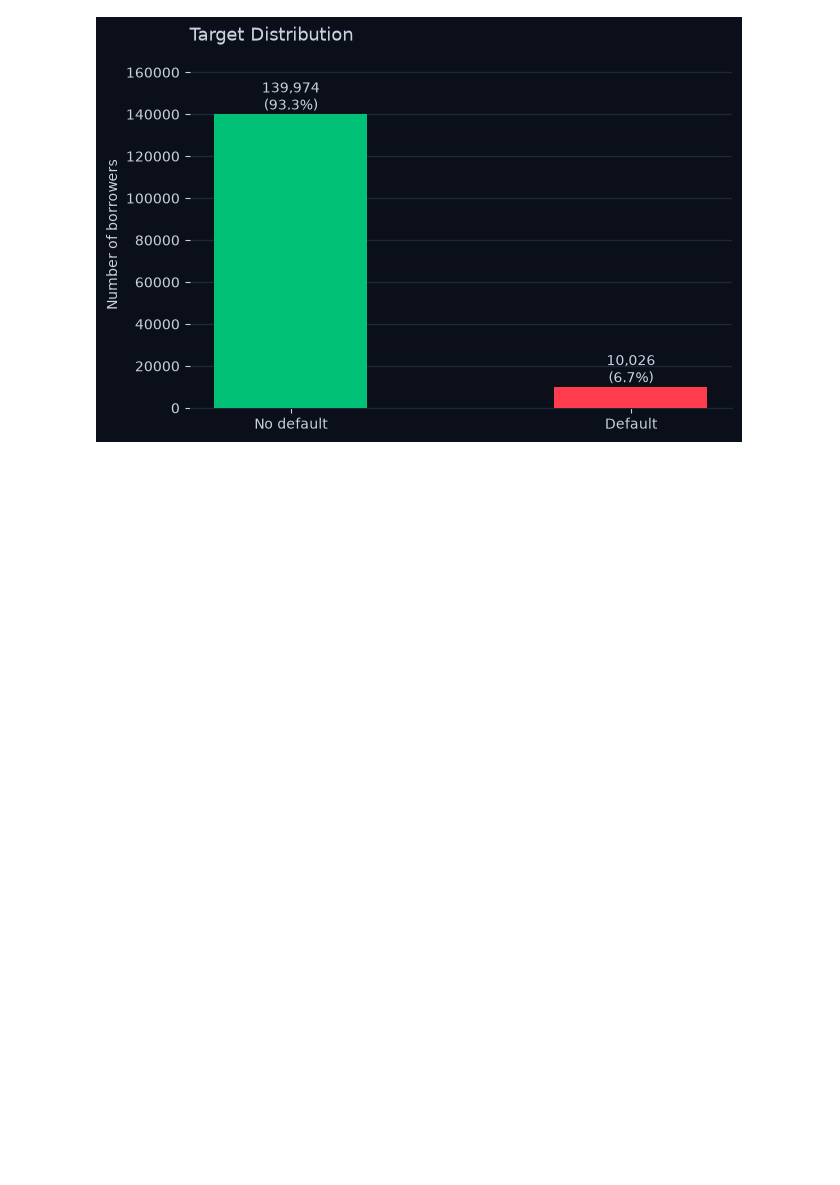
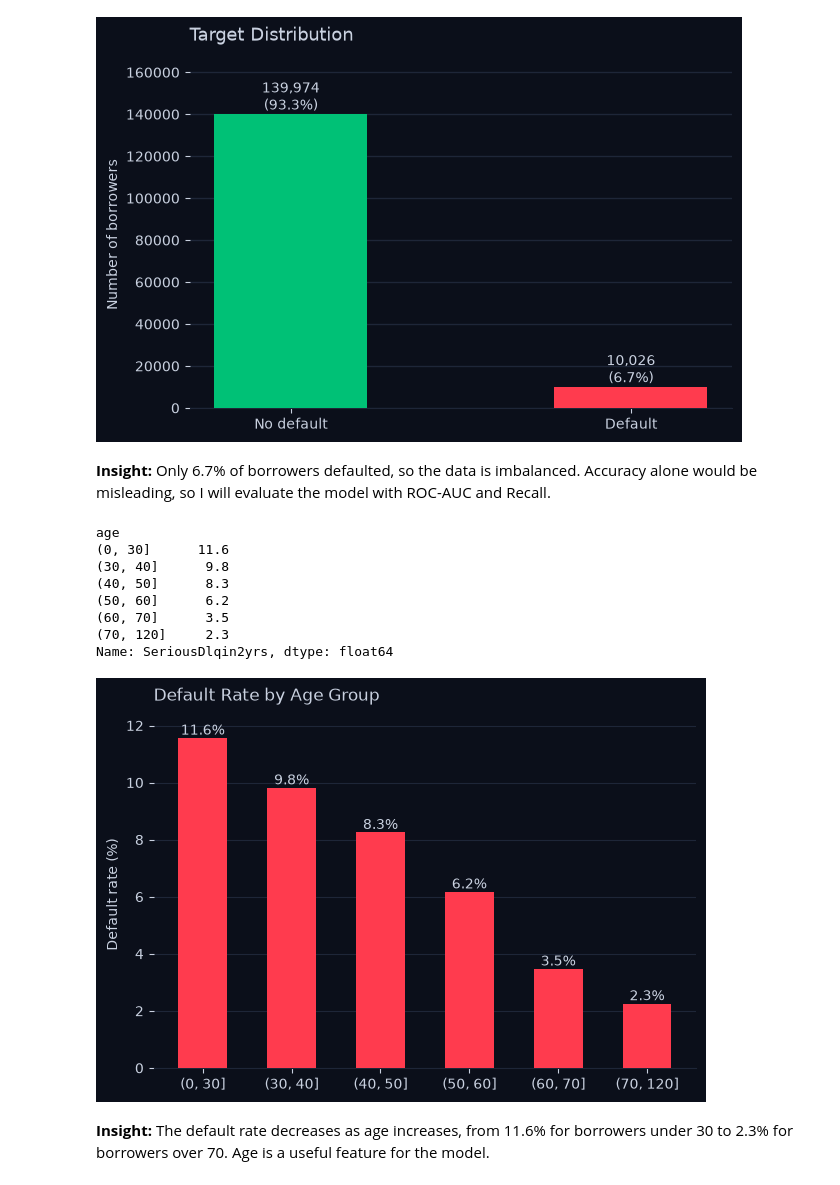
Before and after one commit to AljoharahAl/aegis-risk-engine, a Jupyter notebook: notebooks/eda.aegis_risk_engine.ipynb, the cells around one changed output. Cells and saved outputs as stored; diff of their text form; code cells hidden in the pictures; blank space fills up the shorter version.

Commit message:
Complete EDA notebook with insights and age analysis

```diff
--- a/notebooks/eda.aegis_risk_engine.ipynb
+++ b/notebooks/eda.aegis_risk_engine.ipynb
@@ -140,3 +140,37 @@ ax.spines["bottom"].set_color(GRID)
 plt.show()
 # %% [output]
 [figure]
+# %% [markdown]
+**Insight:** Only 6.7% of borrowers defaulted, so the data is imbalanced. Accuracy alone would be misleading, so I will evaluate the model with ROC-AUC and Recall.
+# %%
+bins = [0, 30, 40, 50, 60, 70, 120]
+age_group = pd.cut(df["age"], bins=bins)
+rate = df.groupby(age_group, observed=True)["SeriousDlqin2yrs"].mean() * 100
+print(rate.round(1))
+
+BG, GRID, TEXT = "#0B0F1A", "#1E2638", "#C9D1E0"
+fig, ax = plt.subplots(figsize=(7, 4.5), facecolor=BG)
+ax.set_facecolor(BG)
+bars = ax.bar(rate.index.astype(str), rate.values, color="#FF3B4E", width=0.55, zorder=3)
+for bar, v in zip(bars, rate.values):
+    ax.text(bar.get_x() + bar.get_width() / 2, v, f"{v:.1f}%", ha="center", va="bottom", color=TEXT)
+ax.grid(axis="y", color=GRID, zorder=0)
+ax.set_title("Default Rate by Age Group", color=TEXT, loc="left", pad=15)
+ax.set_ylabel("Default rate (%)", color=TEXT)
+ax.tick_params(colors=TEXT)
+for s in ["top", "right", "left"]:
+    ax.spines[s].set_visible(False)
+ax.spines["bottom"].set_color(GRID)
+plt.show()
+# %% [output]
+age
+(0, 30]      11.6
+(30, 40]      9.8
+(40, 50]      8.3
+(50, 60]      6.2
+(60, 70]      3.5
+(70, 120]     2.3
+Name: SeriousDlqin2yrs, dtype: float64
+[figure, added]
+# %% [markdown]
+**Insight:** The default rate decreases as age increases, from 11.6% for borrowers under 30 to 2.3% for borrowers over 70. Age is a useful feature for the model.
```
Also changed, not shown: parts of 1 cell of this notebook.
